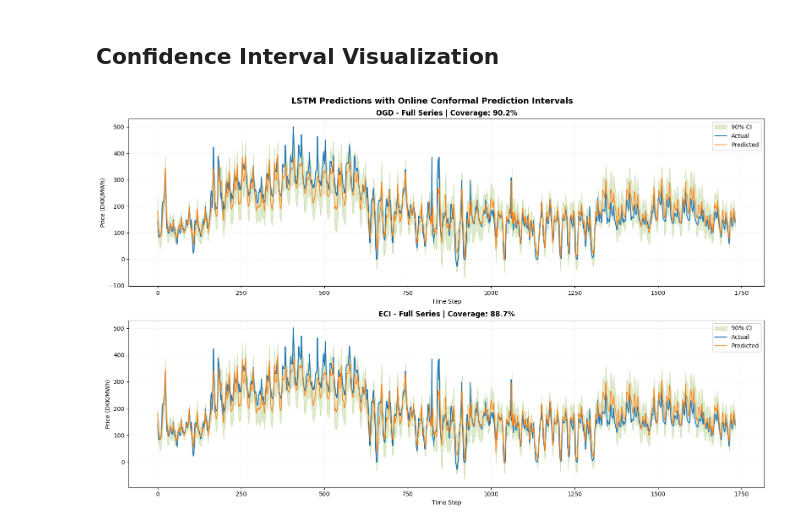
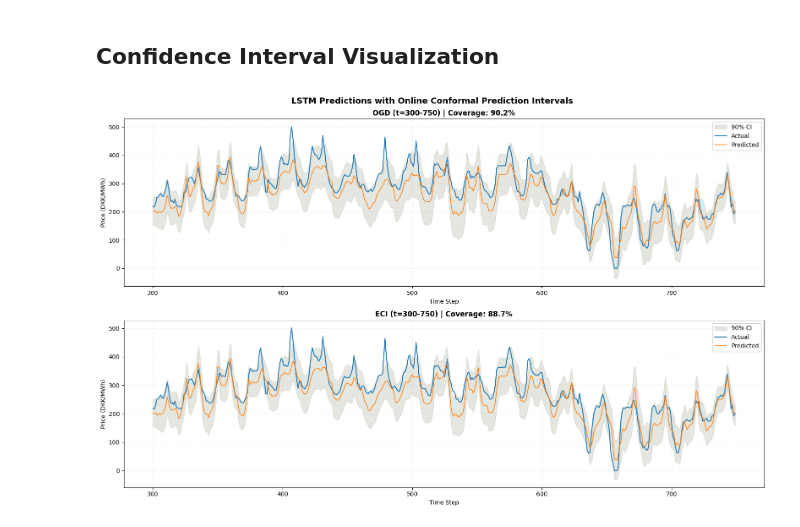
Before and after one commit to FrederikvSvane/Conformal-Prediction-for-Energy-Price-Forecasting, a Jupyter notebook: src/notebooks/LSTM_model_eval.ipynb, the cells around one changed output. Cells and saved outputs as stored; diff of their text form; code cells hidden in the pictures.

```diff
--- a/src/notebooks/LSTM_model_eval.ipynb
+++ b/src/notebooks/LSTM_model_eval.ipynb
@@ -333,41 +333,41 @@ ogd_lower, ogd_upper = get_intervals_from_history(predictions_unscaled, ogd.thre
 eci_lower, eci_upper = get_intervals_from_history(predictions_unscaled, eci_basic.threshold_history, q_init=10)
 
 # Define zoom window
-zoom_start, zoom_end = 500, 700
+zoom_start, zoom_end = 300, 750
 time_steps = np.arange(len(predictions_unscaled))
 
 # Create 2x1 subplot
 fig, axes = plt.subplots(2, 1, figsize=(16, 10))
 
 def plot_ci(ax, time_range, lower, upper, preds, actuals, title, ci_color, pred_color):
     """Plot confidence interval on a given axis."""
     t = time_range
     ax.fill_between(t, lower[t], upper[t], alpha=0.25, color=ci_color, label='90% CI')
     ax.plot(t, actuals[t], linewidth=1.5, label='Actual', alpha=1.0)
     ax.plot(t, preds[t], linewidth=1.2, label='Predicted', alpha=1.0)
     ax.set_title(title, fontsize=12, fontweight='bold')
     ax.set_xlabel('Time Step', fontsize=10)
     ax.set_ylabel('Price (DKK/MWh)', fontsize=10)
     ax.legend(loc='upper right', framealpha=0.9)
     ax.grid(True, alpha=0.3, linestyle=':')
 
-# OGD plot
+# OGD plot (zoomed)
 ogd_coverage = ogd.get_coverage_rate()
-plot_ci(axes[0], range(len(predictions_unscaled)), ogd_lower, ogd_upper,
+plot_ci(axes[0], range(zoom_start, zoom_end), ogd_lower, ogd_upper,
         predictions_unscaled, actuals_unscaled,
-        f'OGD - Full Series | Coverage: {ogd_coverage:.1%}',
-        ci_color="#82B03AFF", pred_color="#A50000")
+        f'OGD (t={zoom_start}-{zoom_end}) | Coverage: {ogd_coverage:.1%}',
+        ci_color="#949D84FF", pred_color="#A50000")
 
-# ECI plot
+# ECI plot (zoomed)
 eci_coverage = eci_basic.get_coverage_rate()
-plot_ci(axes[1], range(len(predictions_unscaled)), eci_lower, eci_upper,
+plot_ci(axes[1], range(zoom_start, zoom_end), eci_lower, eci_upper,
         predictions_unscaled, actuals_unscaled,
-        f'ECI - Full Series | Coverage: {eci_coverage:.1%}',
-        ci_color="#82B03AFF", pred_color='#BC4749')
+        f'ECI (t={zoom_start}-{zoom_end}) | Coverage: {eci_coverage:.1%}',
+        ci_color="#949D84FF", pred_color='#BC4749')
 
 plt.suptitle('LSTM Predictions with Online Conformal Prediction Intervals', fontsize=14, fontweight='bold')
 plt.tight_layout()
 plt.savefig('lstm_conformal_intervals.png', dpi=300)
 plt.show()
 # %% [output]
-[figure, old version]
+[figure, new version]
```
Also changed, not shown: 9 other files.
